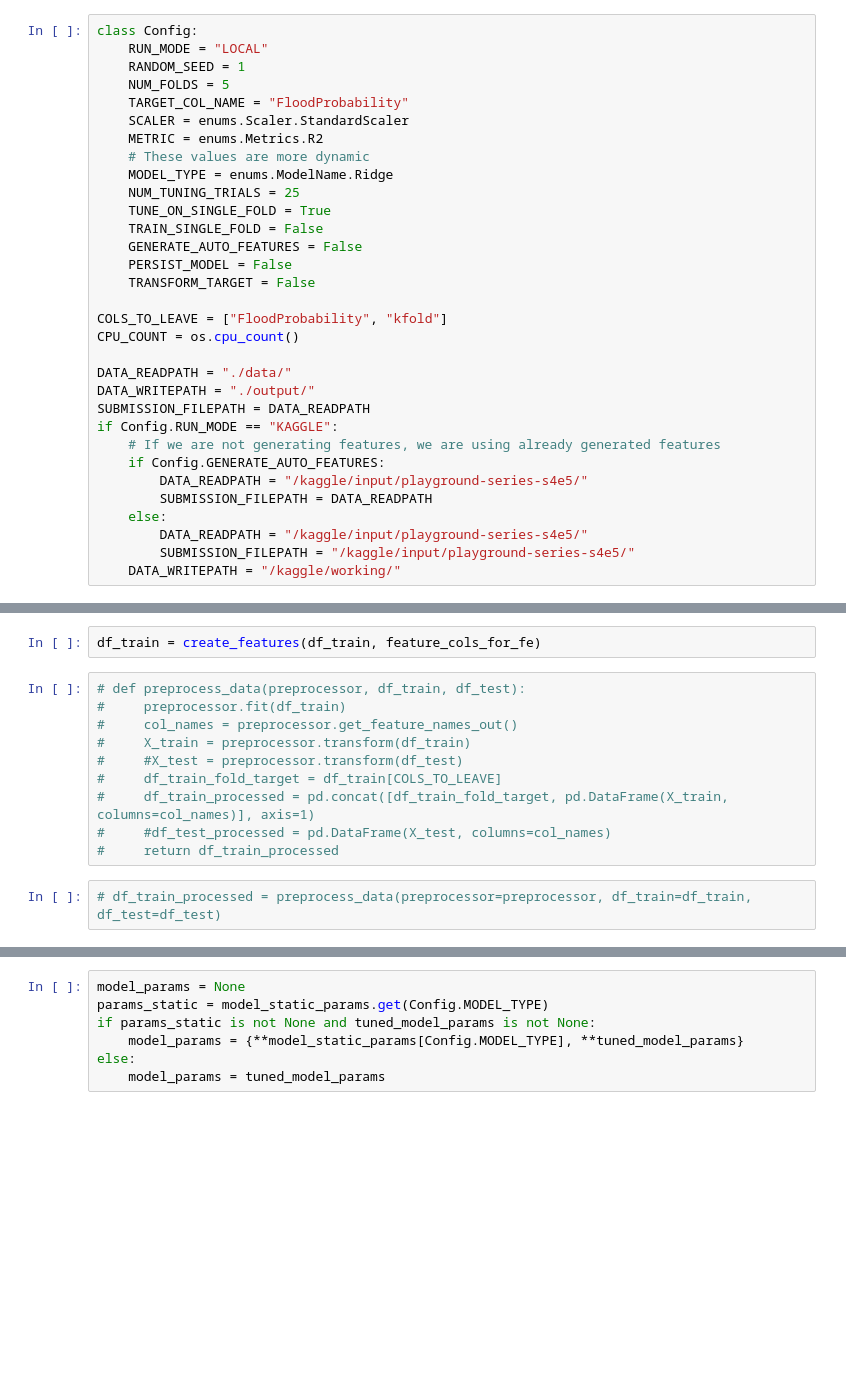
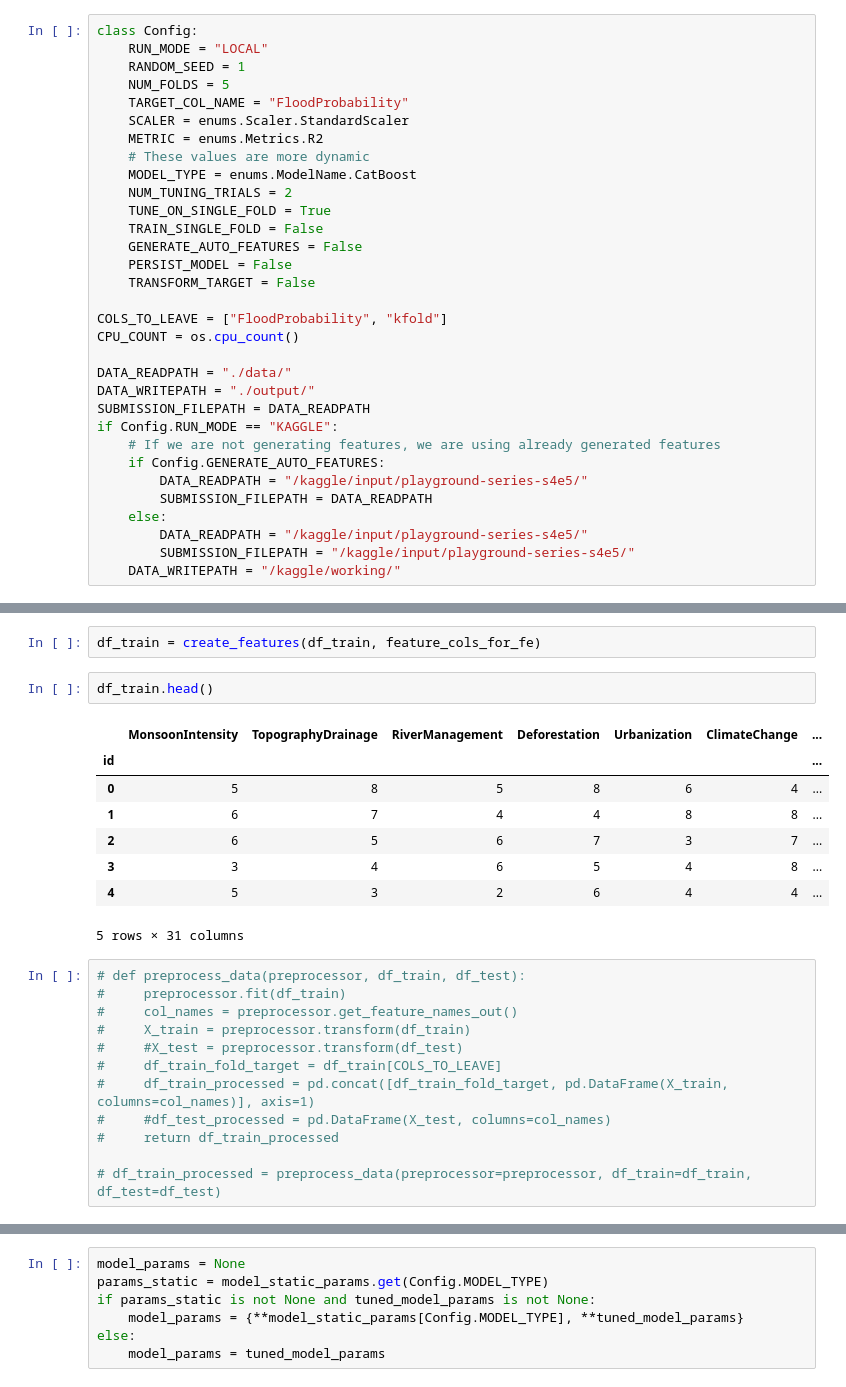
Before and after one commit to bk-anupam/KaggleChallenges, a Jupyter notebook: TABULAR/FLOOD_PREDICTION/flood_pred_exp.ipynb, the cells around one changed output, grey strips where cells are left out. Saved outputs shown, nothing was run; the diff lists cells and outputs as text; blank space fills up the shorter version.

```diff
--- a/TABULAR/FLOOD_PREDICTION/flood_pred_exp.ipynb
+++ b/TABULAR/FLOOD_PREDICTION/flood_pred_exp.ipynb
@@ -40,8 +40,8 @@ class Config:
     SCALER = enums.Scaler.StandardScaler
     METRIC = enums.Metrics.R2
     # These values are more dynamic
-    MODEL_TYPE = enums.ModelName.Ridge
-    NUM_TUNING_TRIALS = 25
+    MODEL_TYPE = enums.ModelName.CatBoost
+    NUM_TUNING_TRIALS = 2
     TUNE_ON_SINGLE_FOLD = True
     TRAIN_SINGLE_FOLD = False
     GENERATE_AUTO_FEATURES = False
@@ -153,6 +153,17 @@ def create_features(df, feature_cols):
     return df
 # %%
 df_train = create_features(df_train, feature_cols_for_fe)
+# %%
+df_train.head()
+# %% [output]
+|  | MonsoonIntensity | TopographyDrainage | RiverManagement | Deforestation | Urbanization | ClimateChange | ... |
+| id |  |  |  |  |  |  | ... |
+| 0 | 5 | 8 | 5 | 8 | 6 | 4 | ... |
+| 1 | 6 | 7 | 4 | 4 | 8 | 8 | ... |
+| 2 | 6 | 5 | 6 | 7 | 3 | 7 | ... |
+| 3 | 3 | 4 | 6 | 5 | 4 | 8 | ... |
+| 4 | 5 | 3 | 2 | 6 | 4 | 4 | ... |
+5 rows × 31 columns
 # %%
 # def preprocess_data(preprocessor, df_train, df_test):
 #     preprocessor.fit(df_train)
@@ -163,5 +174,5 @@ df_train = create_features(df_train, feature_cols_for_fe)
 #     df_train_processed = pd.concat([df_train_fold_target, pd.DataFrame(X_train, columns=col_names)], axis=1)
 #     #df_test_processed = pd.DataFrame(X_test, columns=col_names)
 #     return df_train_processed
+
+# df_train_processed = preprocess_data(preprocessor=preprocessor, df_train=df_train, df_test=df_test)
-# %%
-# df_train_processed = preprocess_data(preprocessor=preprocessor, df_train=df_train, df_test=df_test)
```
Also changed, not shown: parts of 16 cells of this notebook, 1 other file.
